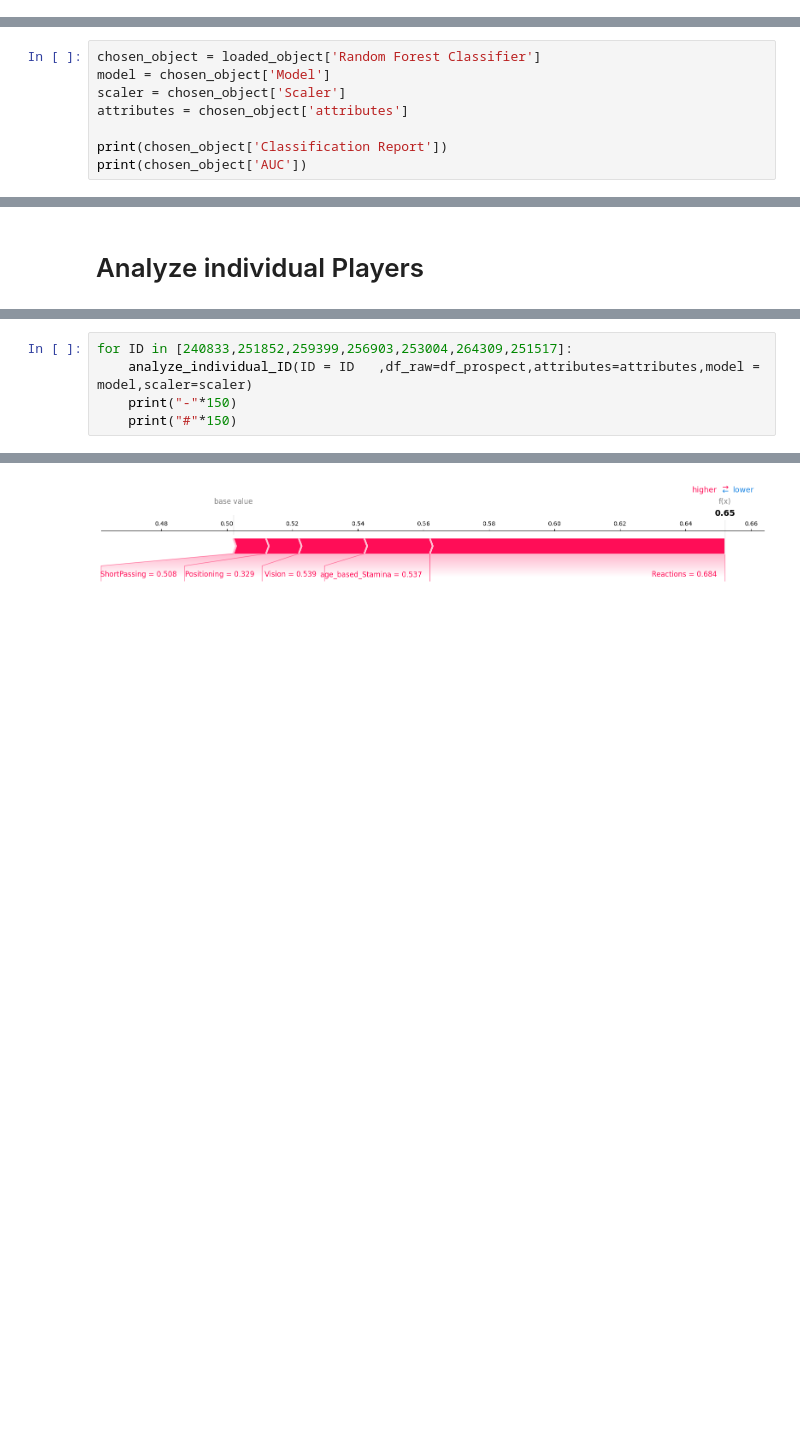
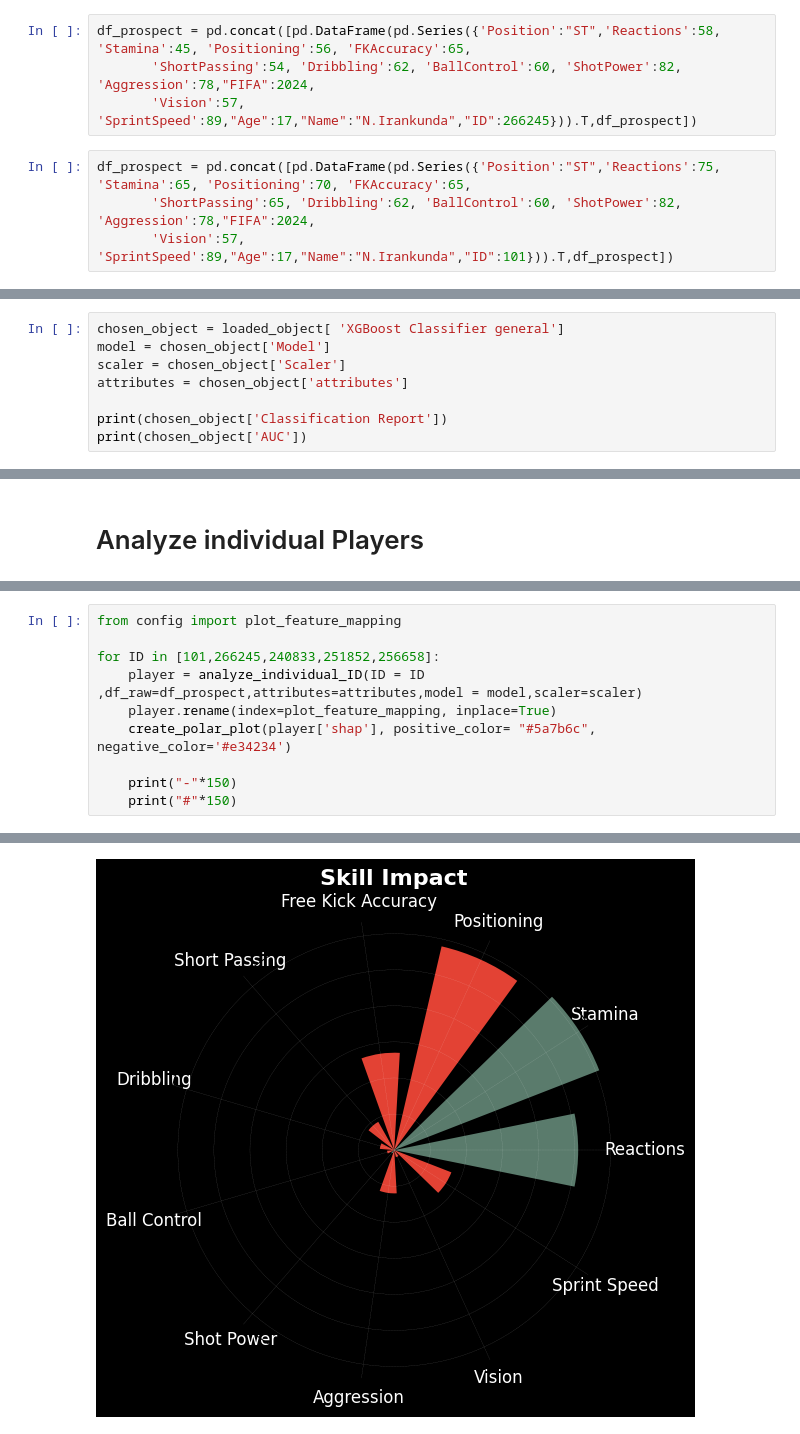
Before and after one commit to robb1302/statsfaction, a Jupyter notebook: scripts/sport_analytics/use_cases/what_was_his_name_again.ipynb, the cells around one changed output, grey strips where cells are left out. Drawn from its saved outputs; the diff is of its cells as text; blank space fills up the shorter version.

```diff
--- a/scripts/sport_analytics/use_cases/what_was_his_name_again.ipynb
+++ b/scripts/sport_analytics/use_cases/what_was_his_name_again.ipynb
@@ -57,6 +59,14 @@ df_prospect.head()
 | 3 | 20.0 | 248243 | E. Camavinga | 20.0 | https://cdn.sofifa.net/players/24... | France | https://cdn.sofifa.net/flags/fr.png | 82.0 | 89.0 | Real Madrid | ... |
 | 4 | 20.0 | 245367 | X. Simons | 20.0 | https://cdn.sofifa.net/players/24... | Netherlands | https://cdn.sofifa.net/flags/nl.png | 79.0 | 89.0 | RB Leipzig | ... |
 5 rows × 52 columns
+# %%
+df_prospect = pd.concat([pd.DataFrame(pd.Series({'Position':"ST",'Reactions':58, 'Stamina':45, 'Positioning':56, 'FKAccuracy':65,
+       'ShortPassing':54, 'Dribbling':62, 'BallControl':60, 'ShotPower':82, 'Aggression':78,"FIFA":2024,
+       'Vision':57, 'SprintSpeed':89,"Age":17,"Name":"N.Irankunda","ID":266245})).T,df_prospect])
+# %%
+df_prospect = pd.concat([pd.DataFrame(pd.Series({'Position':"ST",'Reactions':75, 'Stamina':65, 'Positioning':70, 'FKAccuracy':65,
+       'ShortPassing':65, 'Dribbling':62, 'BallControl':60, 'ShotPower':82, 'Aggression':78,"FIFA":2024,
+       'Vision':57, 'SprintSpeed':89,"Age":17,"Name":"N.Irankunda","ID":101})).T,df_prospect])
 # %%
 pd.Series(df_prospect.Overall/(df_prospect.Age**2)).describe()
 # %% [output]
@@ -84,7 +90,7 @@ with open("./data/sport_analytics/model/Offense_trained_models.pkl", "rb") as fi
  'XGBoost Classifier general',
  'XGBoost Classifier']
 # %%
-chosen_object = loaded_object['Random Forest Classifier']
+chosen_object = loaded_object[ 'XGBoost Classifier general']
 model = chosen_object['Model']
 scaler = chosen_object['Scaler']
 attributes = chosen_object['attributes']
@@ -148,6 +150,11 @@ df_prospect
 # %%
-for ID in [240833,251852,259399,256903,253004,264309,251517]:
-    analyze_individual_ID(ID = ID	,df_raw=df_prospect,attributes=attributes,model = model,scaler=scaler)
+from config import plot_feature_mapping
+
+for ID in [101,266245,240833,251852,256658]:
+    player = analyze_individual_ID(ID = ID	,df_raw=df_prospect,attributes=attributes,model = model,scaler=scaler)
+    player.rename(index=plot_feature_mapping, inplace=True)
+    create_polar_plot(player['shap'], positive_color= "#5a7b6c", negative_color='#e34234')
+
     print("-"*150)
     print("#"*150)
 # %% [output]
@@ -175 +178 @@ pred 0.6690069455468923
-[figure, old version]
+[figure, new version]
```
Also changed, not shown: parts of 12 cells of this notebook, 5 other files.
